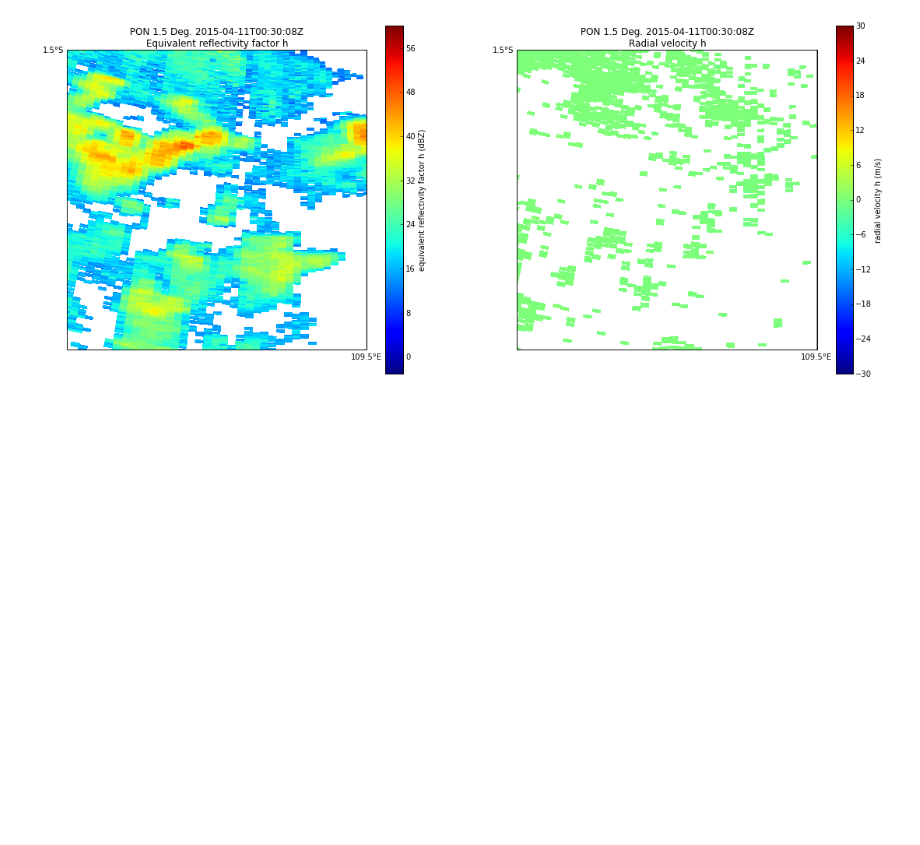
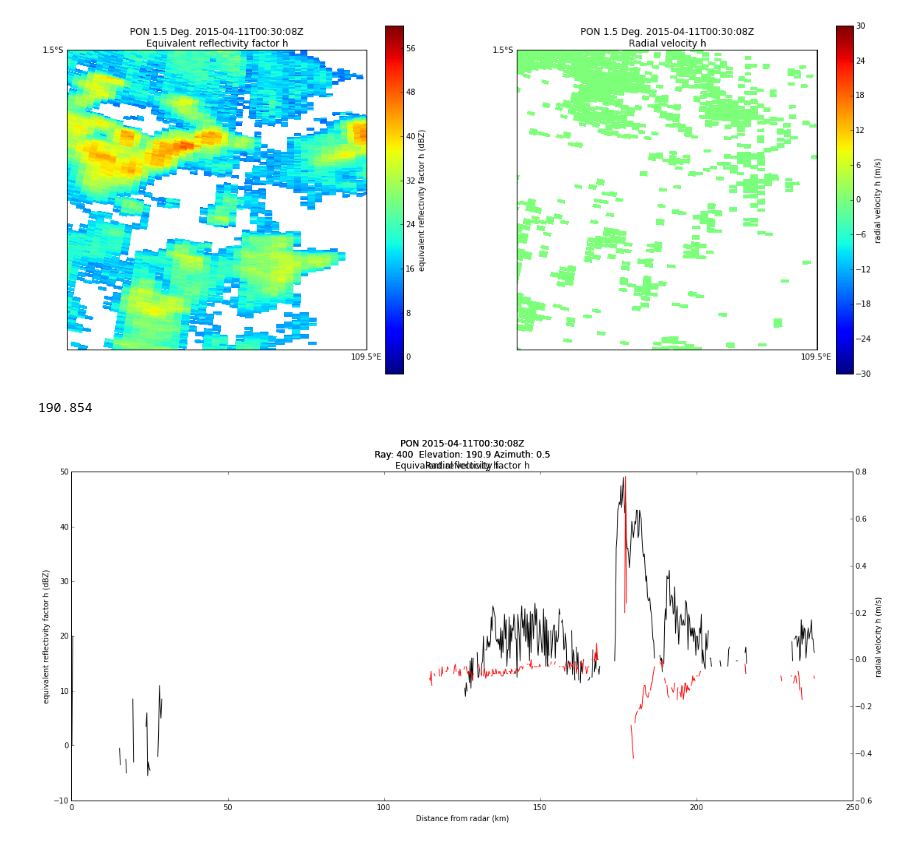
Before and after one commit to scollis/YMC_radars, a Jupyter notebook: notebooks/Pontianak.ipynb, the cells around one changed output. Drawn from its saved outputs; the diff is of its cells as text; code cells hidden in the pictures; blank space fills up the shorter version.

Commit message:
ENH: Ray plot

```diff
--- a/notebooks/Pontianak.ipynb
+++ b/notebooks/Pontianak.ipynb
@@ -81,2 +81,12 @@ display.plot_ppi_map('VELH', sweep = 1, vmin = -30, vmax = 30,
 # %% [output]
 [figure]
+# %%
+f = plt.figure(figsize = [19,8])
+r = 400
+print(radar.azimuth['data'][r])
+display.plot_ray('DBZH', r)
+gg = plt.twinx()
+display.plot_ray( 'VELH', r, format_str='r-')
+# %% [output]
+190.854
+[figure, added]
```
Also changed, not shown: parts of 1 cell of this notebook.
